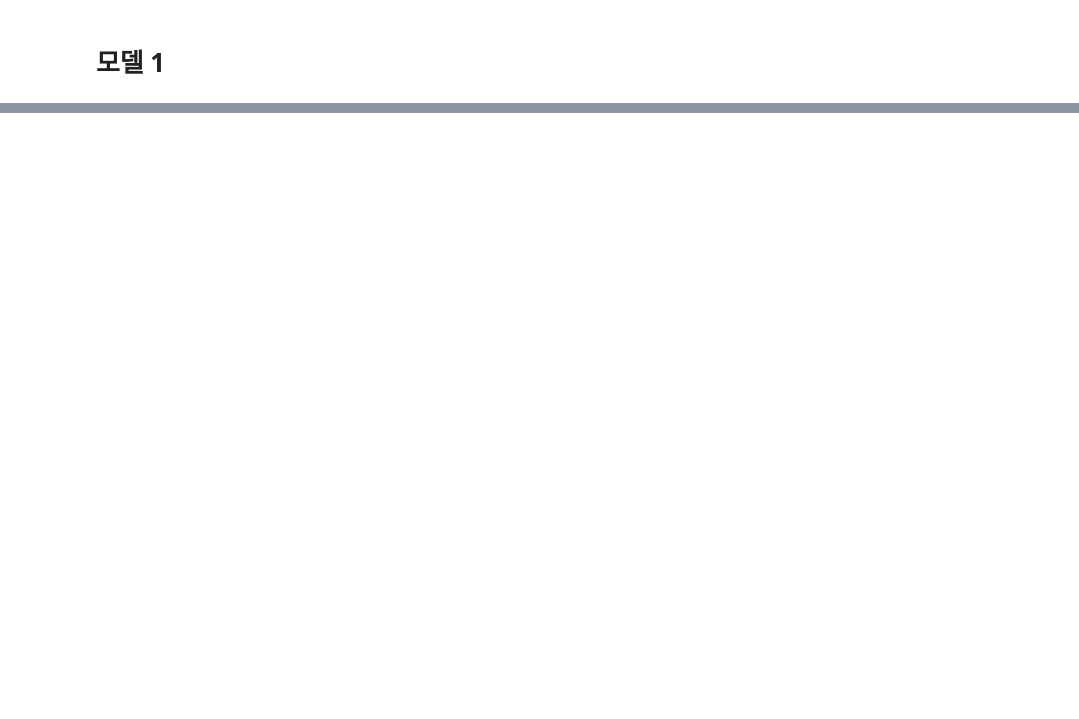
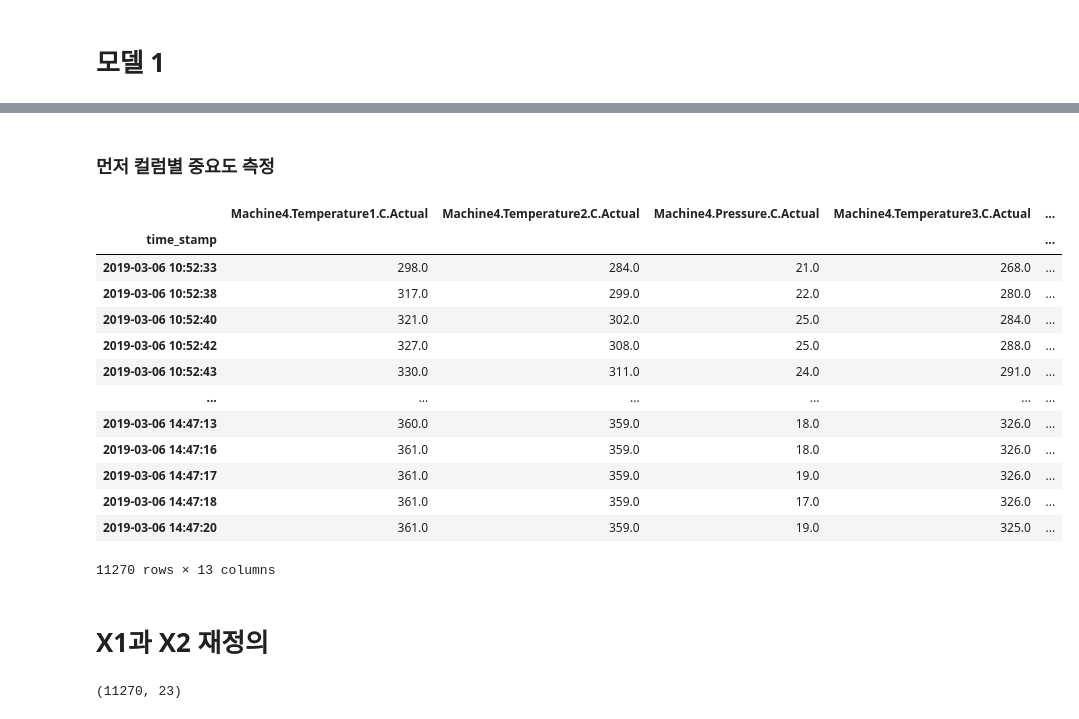
Before and after one commit to truffleToast/DeepLearning, a Jupyter notebook: Kaggle.ipynb, the cells around one changed output, grey strips where cells are left out. Cells and saved outputs as stored; diff of their text form; code cells hidden in the pictures; blank space fills up the shorter version.

```diff
--- a/Kaggle.ipynb
+++ b/Kaggle.ipynb
@@ -695,0 +21,23 @@ await check_score()
+# %%
+X1 = data.iloc[:,:41]
+Rx1 = sub.iloc[:,:41]
+y1 = data.iloc[:,41:56]
+X2 = data.iloc[:,56:70]
+Rx2 =sub.iloc[:,56:70]
+y2 = data.iloc[:,70:]
+Feature1 = ['AmbientConditions.AmbientHumidity.U.Actual', 'AmbientConditions.AmbientTemperature.U.Actual',
+            'Machine1.RawMaterial.Property1', 'Machine1.RawMaterial.Property2', 'Machine1.RawMaterial.Property3',
+            'Machine1.RawMaterial.Property4', 'Machine1.Zone1Temperature.C.Actual', 'Machine1.MotorAmperage.U.Actual',
+            'Machine1.MotorRPM.C.Actual', 'Machine1.MaterialPressure.U.Actual', 'Machine1.MaterialTemperature.U.Actual',
+            'Machine1.ExitZoneTemperature.C.Actual', 'Machine2.RawMaterial.Property1', 'Machine2.RawMaterial.Property2',
+            'Machine2.RawMaterial.Property3', 'Machine2.RawMaterial.Property4', 'Machine2.MotorAmperage.U.Actual',
+            'Machine2.MaterialPressure.U.Actual', 'Machine2.MaterialTemperature.U.Actual', 'Machine3.RawMaterial.Property1',
+            'Machine3.RawMaterial.Property2', 'Machine3.RawMaterial.Property3', 'Machine3.RawMaterial.Property4',
+            'Machine3.Zone1Temperature.C.Actual', 'Machine3.MotorAmperage.U.Actual', 'Machine3.MotorRPM.C.Actual',
+            'Machine3.MaterialPressure.U.Actual', 'Machine3.MaterialTemperature.U.Actual', 'Machine3.ExitZoneTemperature.C.Actual',
+            'FirstStage.CombinerOperation.Temperature1.U.Actual', 'FirstStage.CombinerOperation.Temperature2.U.Actual']
+Feature2 = ['Machine4.Temperature1.C.Actual', 'Machine4.Temperature2.C.Actual', 'Machine4.Pressure.C.Actual',
+            'Machine4.Temperature3.C.Actual', 'Machine4.Temperature4.C.Actual', 'Machine4.Temperature5.C.Actual',
+            'Machine4.ExitTemperature.U.Actual', 'Machine5.Temperature1.C.Actual', 'Machine5.Temperature3.C.Actual',
+            'Machine5.Temperature4.C.Actual', 'Machine5.Temperature5.C.Actual', 'Machine5.Temperature6.C.Actual',
+            'Machine5.ExitTemperature.U.Actual']
@@ -695,0 +140,2 @@ await check_score()
+# %% [markdown]
+### 먼저 컬럼별 중요도 측정
@@ -695,0 +177,17 @@ await check_score()
+# %%
+X2 = X2[Feature2]
+# %% [output]
+|  | Machine4.Temperature1.C.Actual | Machine4.Temperature2.C.Actual | Machine4.Pressure.C.Actual | Machine4.Temperature3.C.Actual | ... |
+| time_stamp |  |  |  |  | ... |
+| 2019-03-06 10:52:33 | 298.0 | 284.0 | 21.0 | 268.0 | ... |
+| 2019-03-06 10:52:38 | 317.0 | 299.0 | 22.0 | 280.0 | ... |
+| 2019-03-06 10:52:40 | 321.0 | 302.0 | 25.0 | 284.0 | ... |
+| 2019-03-06 10:52:42 | 327.0 | 308.0 | 25.0 | 288.0 | ... |
+| 2019-03-06 10:52:43 | 330.0 | 311.0 | 24.0 | 291.0 | ... |
+| ... | ... | ... | ... | ... | ... |
+| 2019-03-06 14:47:13 | 360.0 | 359.0 | 18.0 | 326.0 | ... |
+| 2019-03-06 14:47:16 | 361.0 | 359.0 | 18.0 | 326.0 | ... |
+| 2019-03-06 14:47:17 | 361.0 | 359.0 | 19.0 | 326.0 | ... |
+| 2019-03-06 14:47:18 | 361.0 | 359.0 | 17.0 | 326.0 | ... |
+| 2019-03-06 14:47:20 | 361.0 | 359.0 | 19.0 | 325.0 | ... |
+11270 rows × 13 columns
@@ -695,0 +251,2 @@ await check_score()
+# %% [markdown]
+# X1과 X2 재정의
@@ -695,0 +265,6 @@ await check_score()
+# %%
+X1 = X1[selected_features_y1_avg]
+X1_val =
+X1.shape
+# %% [output]
+(11270, 23)
```
Also changed, not shown: parts of 56 cells of this notebook.
